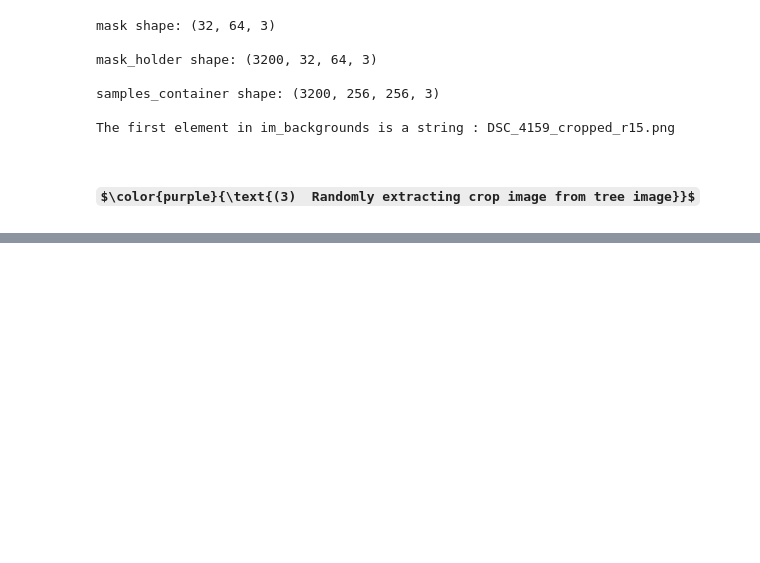
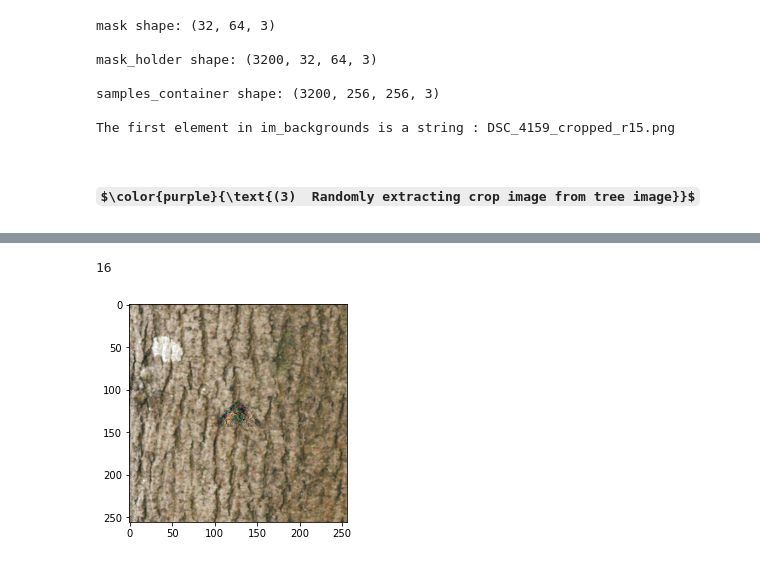
Before and after one commit to jorchard/camouflage, a Jupyter notebook: unit_testing.ipynb, the cells around one changed output, grey strips where cells are left out. Cells and saved outputs as stored; diff of their text form; code cells hidden in the pictures; some formulas as TeX source; blank space fills up the shorter version.

```diff
--- a/unit_testing.ipynb
+++ b/unit_testing.ipynb
@@ -298,0 +333,6 @@ plt.imshow(x[1])
+# %%
+# Reveal the true location of fake image
+net.Reveal()
+# %% [output]
+16
+[figure, added]
```
Also changed, not shown: parts of 10 cells of this notebook.
